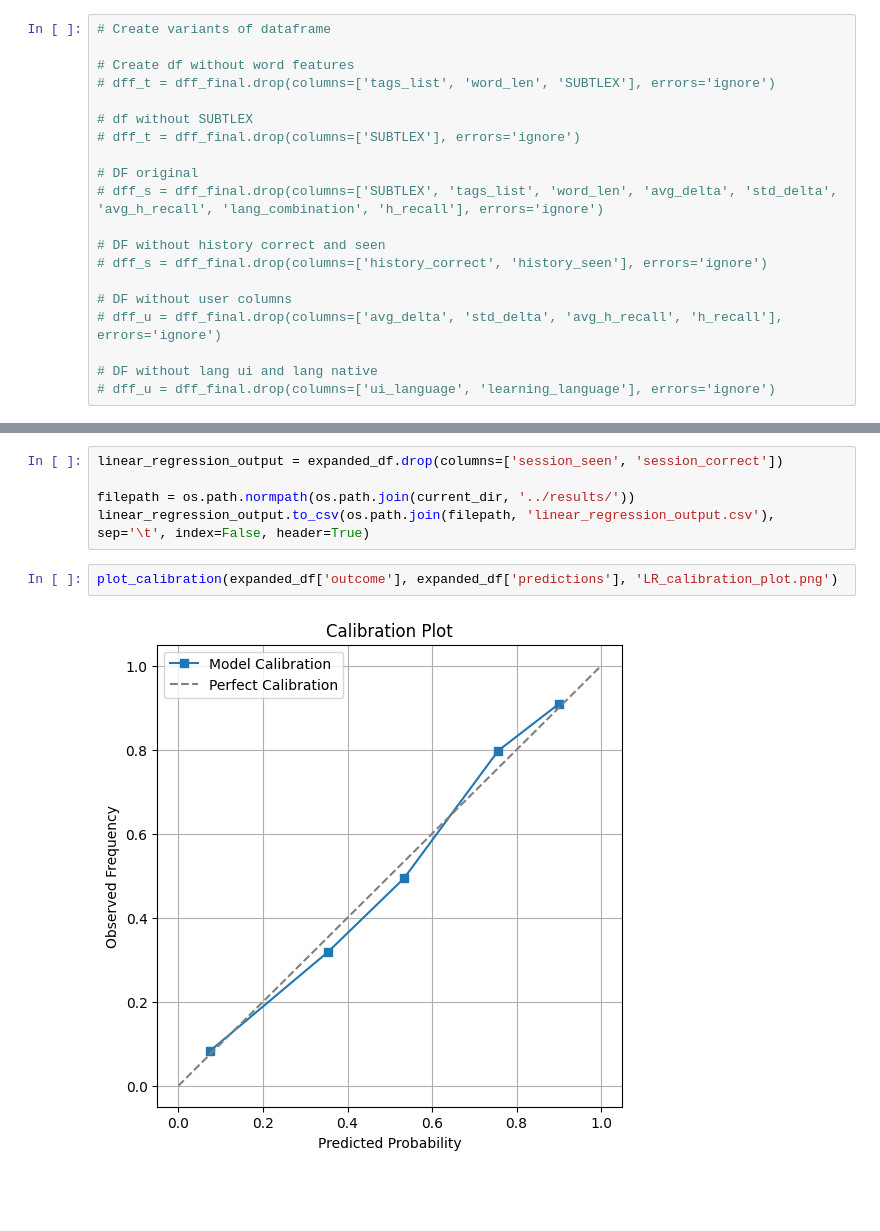
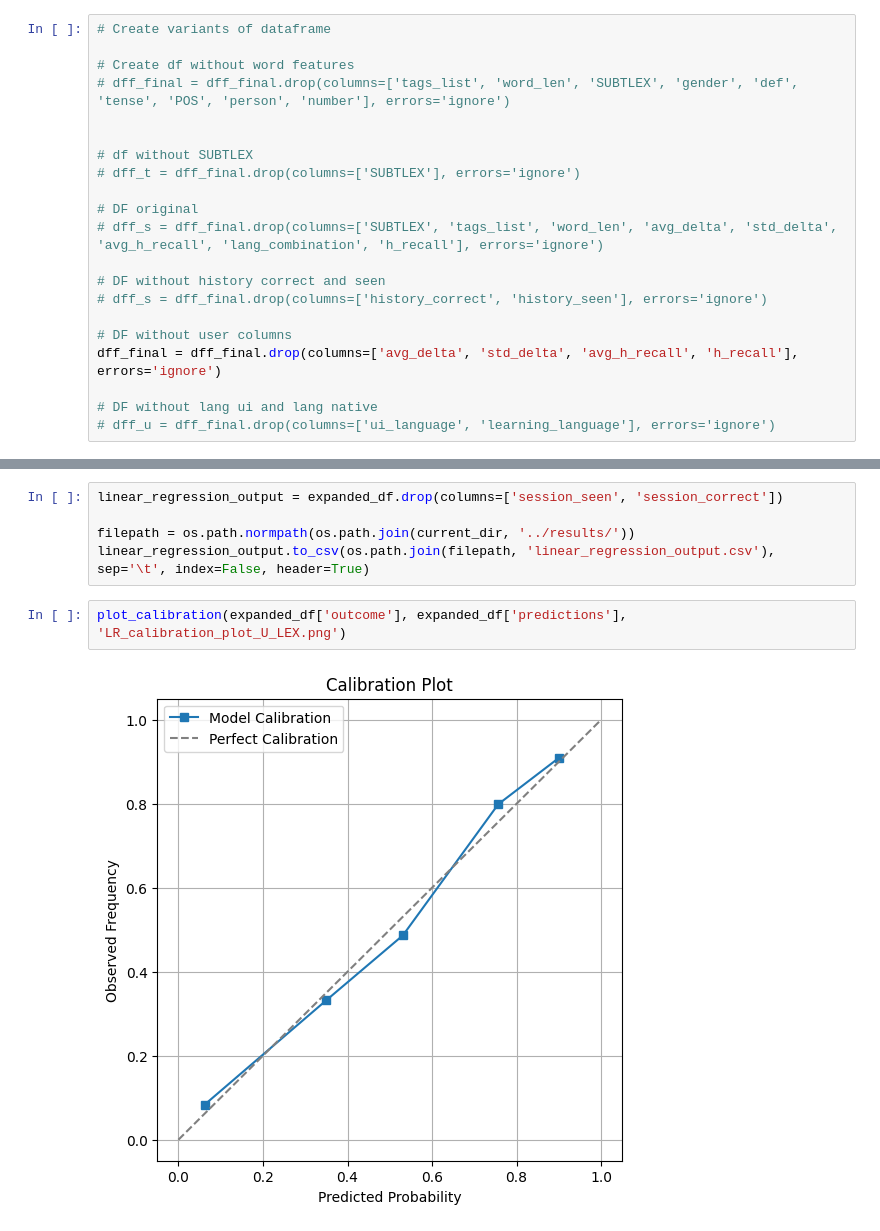
Before and after one commit to juliakubisa/spaced_repetition_algorithm, a Jupyter notebook: notebooks/LR.ipynb, the cells around one changed output, grey strips where cells are left out. Saved outputs shown, nothing was run; the diff lists cells and outputs as text; blank space fills up the shorter version.

```diff
--- a/notebooks/LR.ipynb
+++ b/notebooks/LR.ipynb
@@ -149,7 +149,8 @@ def inverse_power_transform(y, epsilon=1e-10):
 # Create variants of dataframe
 
 # Create df without word features
-# dff_t = dff_final.drop(columns=['tags_list', 'word_len', 'SUBTLEX'], errors='ignore')
+# dff_final = dff_final.drop(columns=['tags_list', 'word_len', 'SUBTLEX', 'gender', 'def', 'tense', 'POS', 'person', 'number'], errors='ignore')
+
 
 # df without SUBTLEX
 # dff_t = dff_final.drop(columns=['SUBTLEX'], errors='ignore')
@@ -161,7 +162,7 @@ def inverse_power_transform(y, epsilon=1e-10):
 # dff_s = dff_final.drop(columns=['history_correct', 'history_seen'], errors='ignore')
 
 # DF without user columns
-# dff_u = dff_final.drop(columns=['avg_delta', 'std_delta', 'avg_h_recall', 'h_recall'], errors='ignore')
+dff_final = dff_final.drop(columns=['avg_delta', 'std_delta', 'avg_h_recall', 'h_recall'], errors='ignore')
 
 # DF without lang ui and lang native
 # dff_u = dff_final.drop(columns=['ui_language', 'learning_language'], errors='ignore')
@@ -356,7 +389,7 @@ linear_regression_output = expanded_df.drop(columns=['session_seen', 'session_co
 filepath = os.path.normpath(os.path.join(current_dir, '../results/'))
 linear_regression_output.to_csv(os.path.join(filepath, 'linear_regression_output.csv'), sep='\t', index=False, header=True)
 # %%
-plot_calibration(expanded_df['outcome'], expanded_df['predictions'], 'LR_calibration_plot.png')
+plot_calibration(expanded_df['outcome'], expanded_df['predictions'], 'LR_calibration_plot_U_LEX.png')
 # %% [output]
-[figure, old version]
+[figure, new version]
 # %%
```
Also changed, not shown: parts of 10 cells of this notebook, 6 other files.
